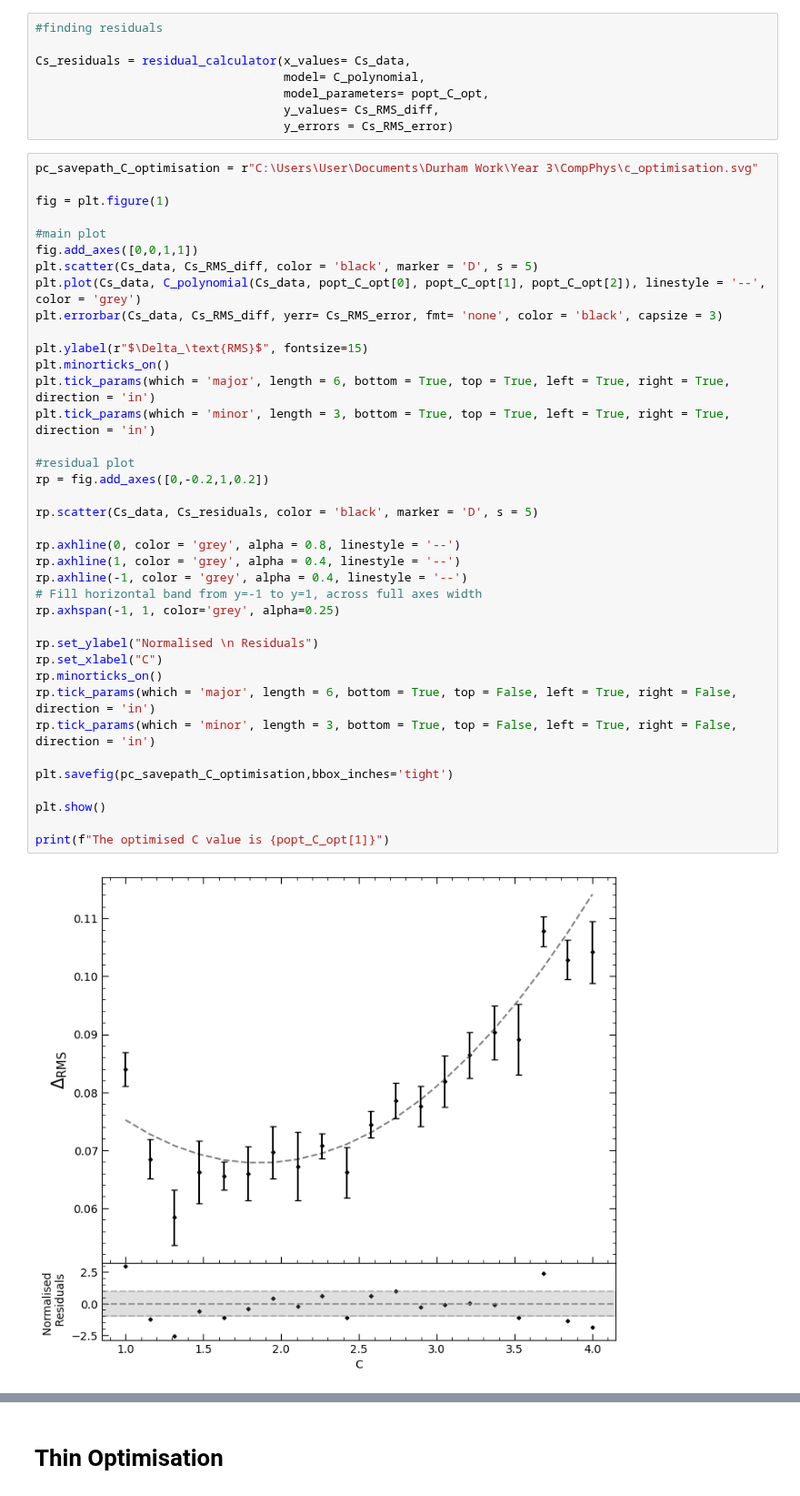
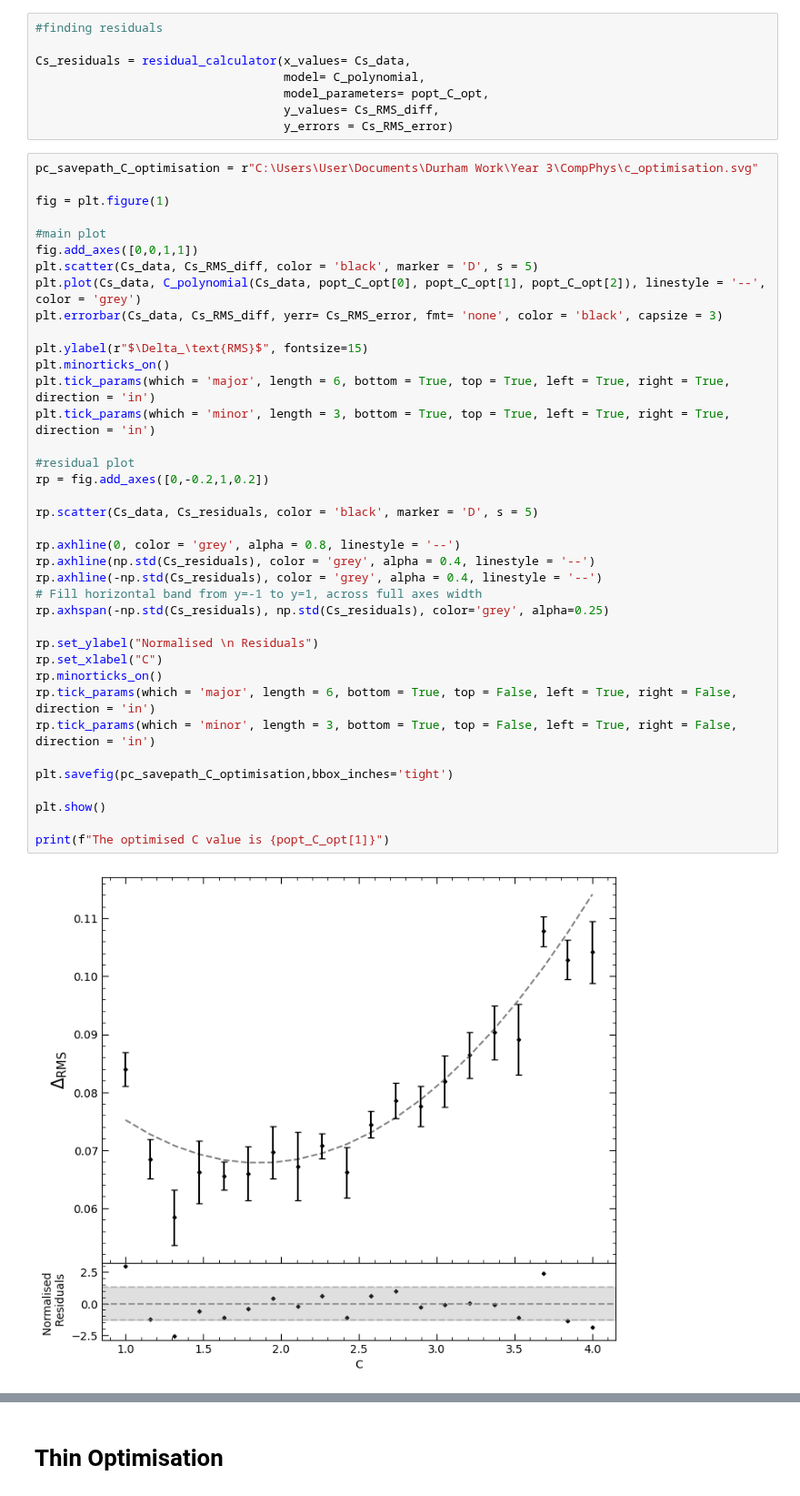
Before and after one commit to Sebastian426/Sebastian_Sloan_Computational_Physics, a Jupyter notebook: Metropolis_Testing.ipynb, the cells around one changed output, grey strips where cells are left out. Shown at 91% size. Cells and saved outputs as stored; diff of their text form.

```diff
--- a/Metropolis_Testing.ipynb
+++ b/Metropolis_Testing.ipynb
@@ -524,37 +524,37 @@ fig = plt.figure(1)
 fig.add_axes([0,0,1,1])
 plt.scatter(Cs_data, Cs_RMS_diff, color = 'black', marker = 'D', s = 5)
 plt.plot(Cs_data, C_polynomial(Cs_data, popt_C_opt[0], popt_C_opt[1], popt_C_opt[2]), linestyle = '--', color = 'grey')
 plt.errorbar(Cs_data, Cs_RMS_diff, yerr= Cs_RMS_error, fmt= 'none', color = 'black', capsize = 3)
 
 plt.ylabel(r"$\Delta_\text{RMS}$", fontsize=15)
 plt.minorticks_on()
 plt.tick_params(which = 'major', length = 6, bottom = True, top = True, left = True, right = True, direction = 'in')
 plt.tick_params(which = 'minor', length = 3, bottom = True, top = True, left = True, right = True, direction = 'in')
 
 #residual plot
 rp = fig.add_axes([0,-0.2,1,0.2])
 
 rp.scatter(Cs_data, Cs_residuals, color = 'black', marker = 'D', s = 5)
 
 rp.axhline(0, color = 'grey', alpha = 0.8, linestyle = '--')
-rp.axhline(1, color = 'grey', alpha = 0.4, linestyle = '--')
-rp.axhline(-1, color = 'grey', alpha = 0.4, linestyle = '--')
+rp.axhline(np.std(Cs_residuals), color = 'grey', alpha = 0.4, linestyle = '--')
+rp.axhline(-np.std(Cs_residuals), color = 'grey', alpha = 0.4, linestyle = '--')
 # Fill horizontal band from y=-1 to y=1, across full axes width
-rp.axhspan(-1, 1, color='grey', alpha=0.25)
+rp.axhspan(-np.std(Cs_residuals), np.std(Cs_residuals), color='grey', alpha=0.25)
 
 rp.set_ylabel("Normalised \n Residuals")
 rp.set_xlabel("C")
 rp.minorticks_on()
 rp.tick_params(which = 'major', length = 6, bottom = True, top = False, left = True, right = False, direction = 'in')
 rp.tick_params(which = 'minor', length = 3, bottom = True, top = False, left = True, right = False, direction = 'in')
 
 plt.savefig(pc_savepath_C_optimisation,bbox_inches='tight')
 
 plt.show()
 
 print(f"The optimised C value is {popt_C_opt[1]}")
 # %% [output]
-[figure, old version]
+[figure, new version]
 The optimised C value is 1.8569053781163
 # %% [markdown]
 # Thin Optimisation
```
Also changed, not shown: 1 other file.
